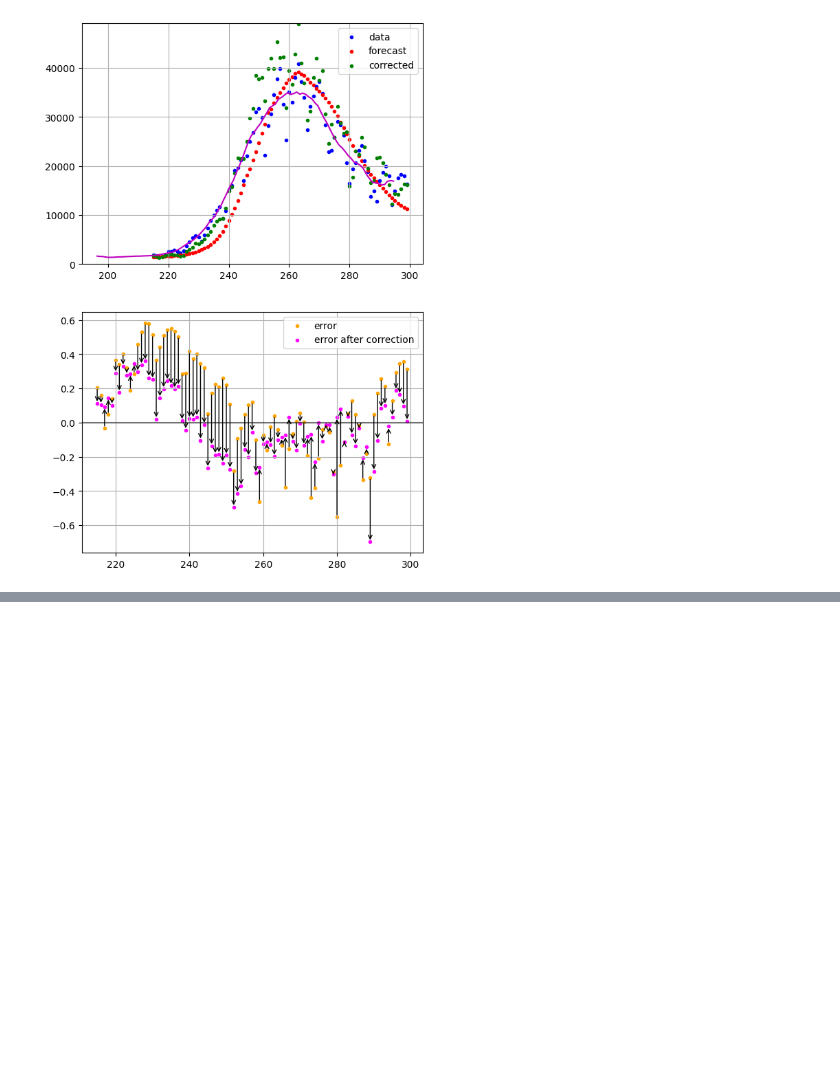
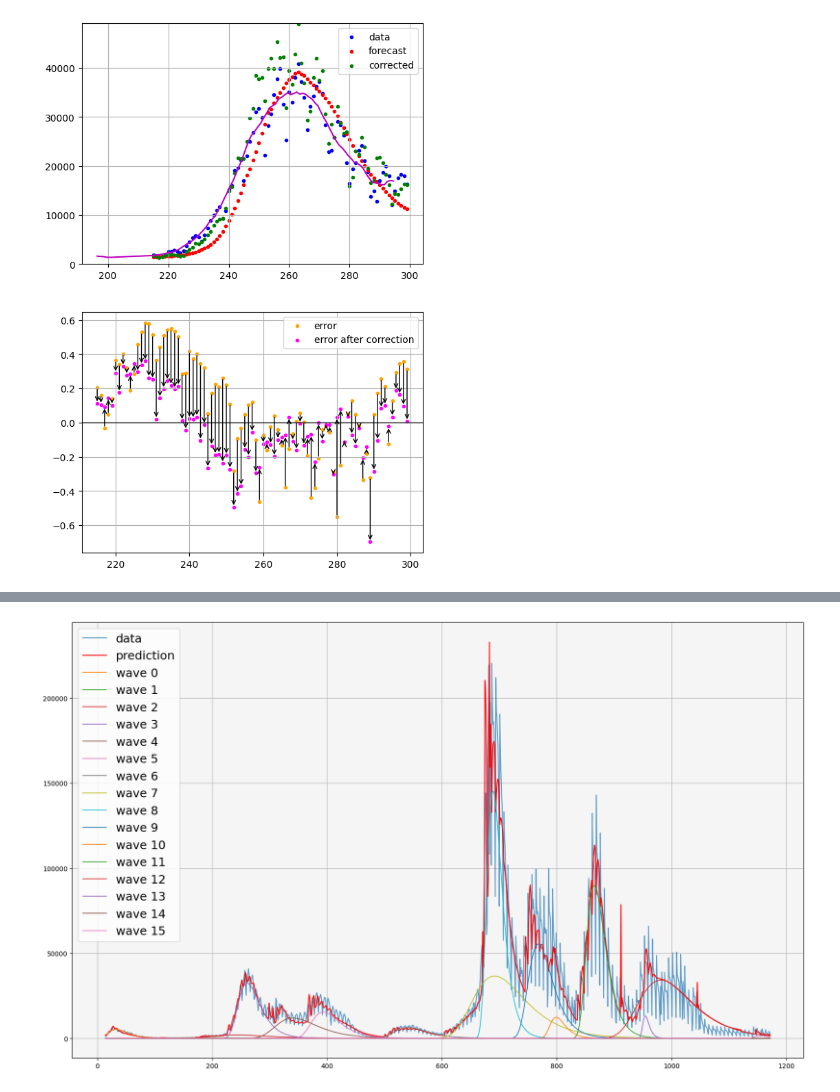
Before and after one commit to Adrianominora/Wave, a Jupyter notebook: script/Forecast.ipynb, the cells around one changed output, grey strips where cells are left out. Drawn from its saved outputs; the diff is of its cells as text; code cells hidden in the pictures; blank space fills up the shorter version.

```diff
--- a/script/Forecast.ipynb
+++ b/script/Forecast.ipynb
@@ -361,0 +396,13 @@ t_max     21.37       15      inf     3.87     True     None     None
+# %%
+plt.figure(figsize=(20,12))
+plt.plot(tt_forecast, new_pos_tot[tt_forecast], linewidth=1.5, alpha=0.7, label='data')
+plt.plot(tt_forecast, my_prediction[tt_forecast-t0], linewidth=1.5, color='red', label='prediction')
+plt.grid(True)
+tt = np.arange(t0,T)
+for i in range(Forecast.n):
+    plt.plot(tt,Forecast.single_predict(i,tt), label=f'wave {i}', linewidth=1.2)
+plt.legend(fontsize=18, loc=2)
+ax = plt.gca()
+ax.set_facecolor('whitesmoke')
+# %% [output]
+[figure, added]
```
Also changed, not shown: parts of 6 cells of this notebook, 11 other files.
